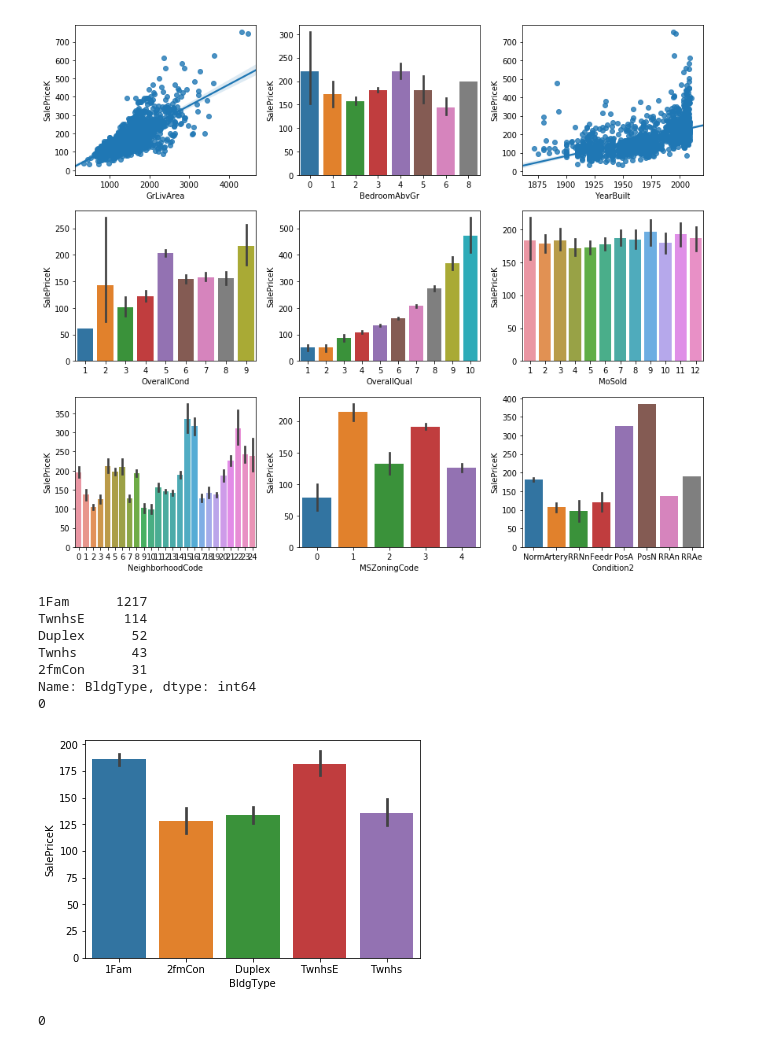
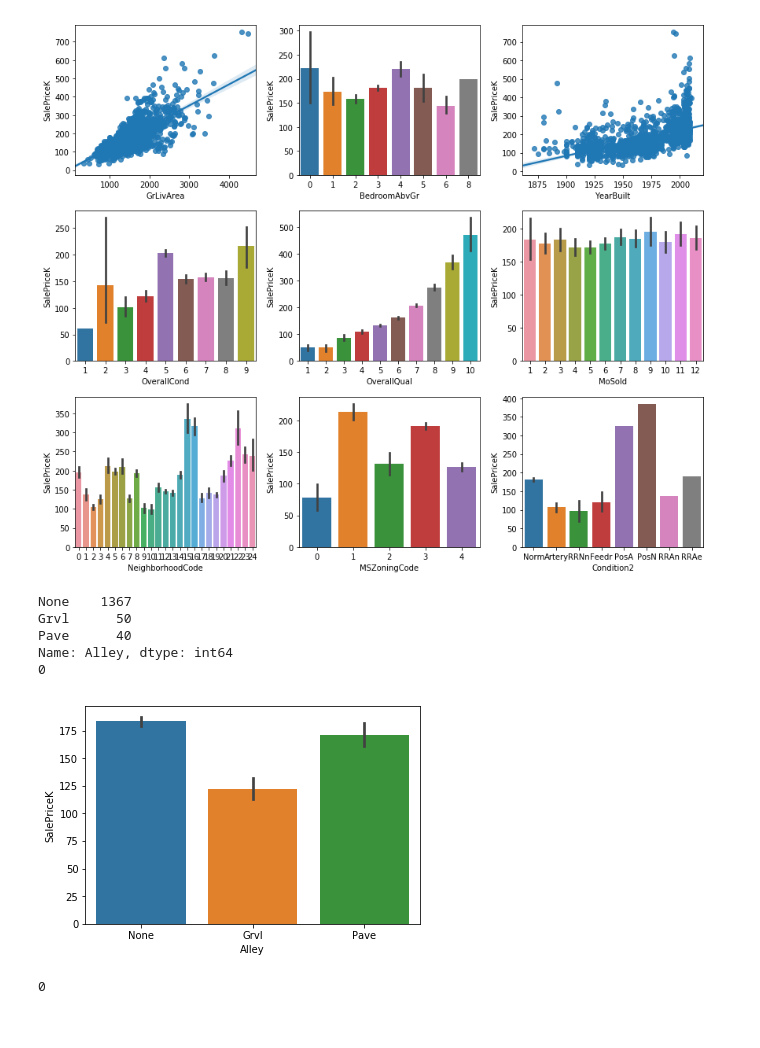
Before and after one commit to hamedrazavi/house_price_prediction_kaggle, a Jupyter notebook: house_prices_prediction_kaggle.ipynb, the cells around one changed output. Saved outputs shown, nothing was run; the diff lists cells and outputs as text; code cells hidden in the pictures.

```diff
--- a/house_prices_prediction_kaggle.ipynb
+++ b/house_prices_prediction_kaggle.ipynb
@@ -285,18 +304,16 @@ plt.tight_layout()
 # %%
 # tmpData = trData
 # tmpData['1stFlrSF_2ndFlrSF'] = trData['1stFlrSF'] + trData['2ndFlrSF']
-sns.barplot(x = 'BldgType', y = 'SalePriceK', data = trData)
-print(trData['BldgType'].value_counts())
+sns.barplot(x = 'Alley', y = 'SalePriceK', data = trData)
+print(trData['Alley'].value_counts())
 CheckNull(combinedData, 'BsmtCond')
 # %% [output]
-1Fam      1217
-TwnhsE     114
-Duplex      52
-Twnhs       43
-2fmCon      31
-Name: BldgType, dtype: int64
+None    1367
+Grvl      50
+Pave      40
+Name: Alley, dtype: int64
 0
-[figure, old version]
+[figure, new version]
 # %%
 CheckNull(combinedData, 'ExterQual')
 # %% [output]
```
Also changed, not shown: parts of 18 cells of this notebook.
